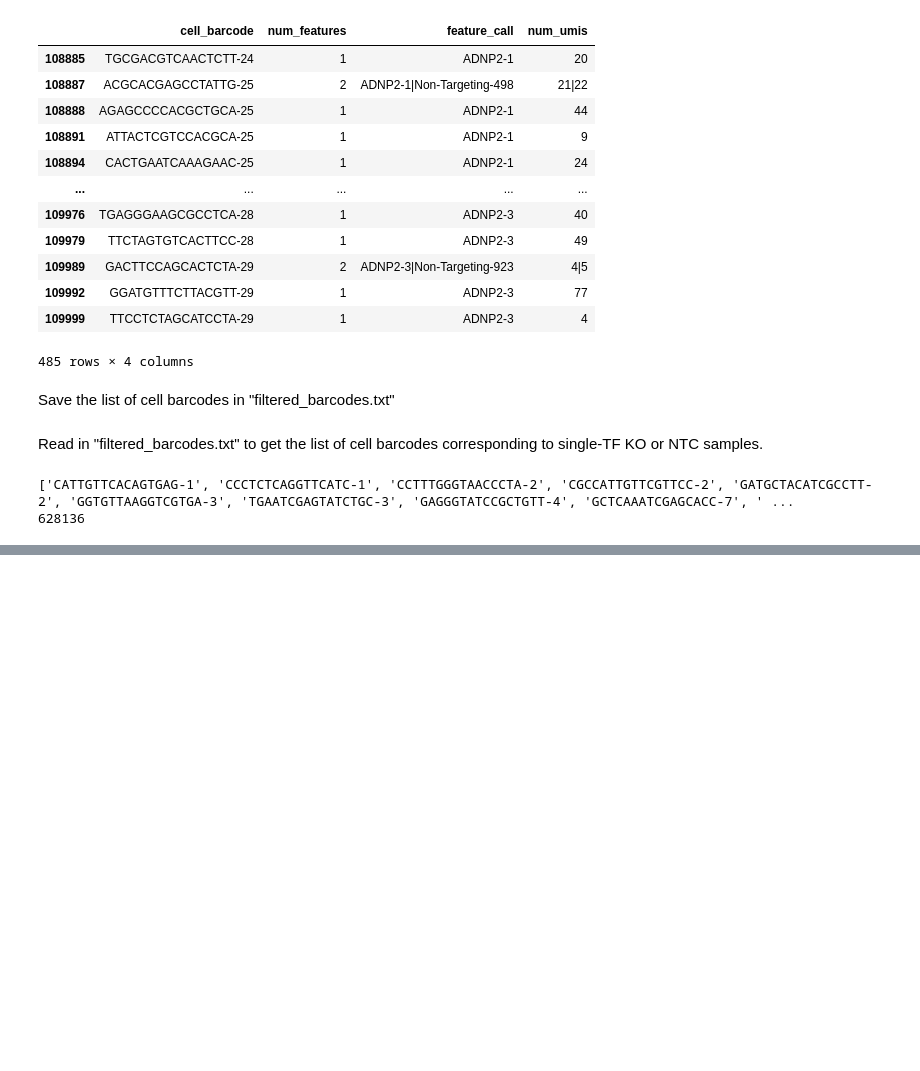
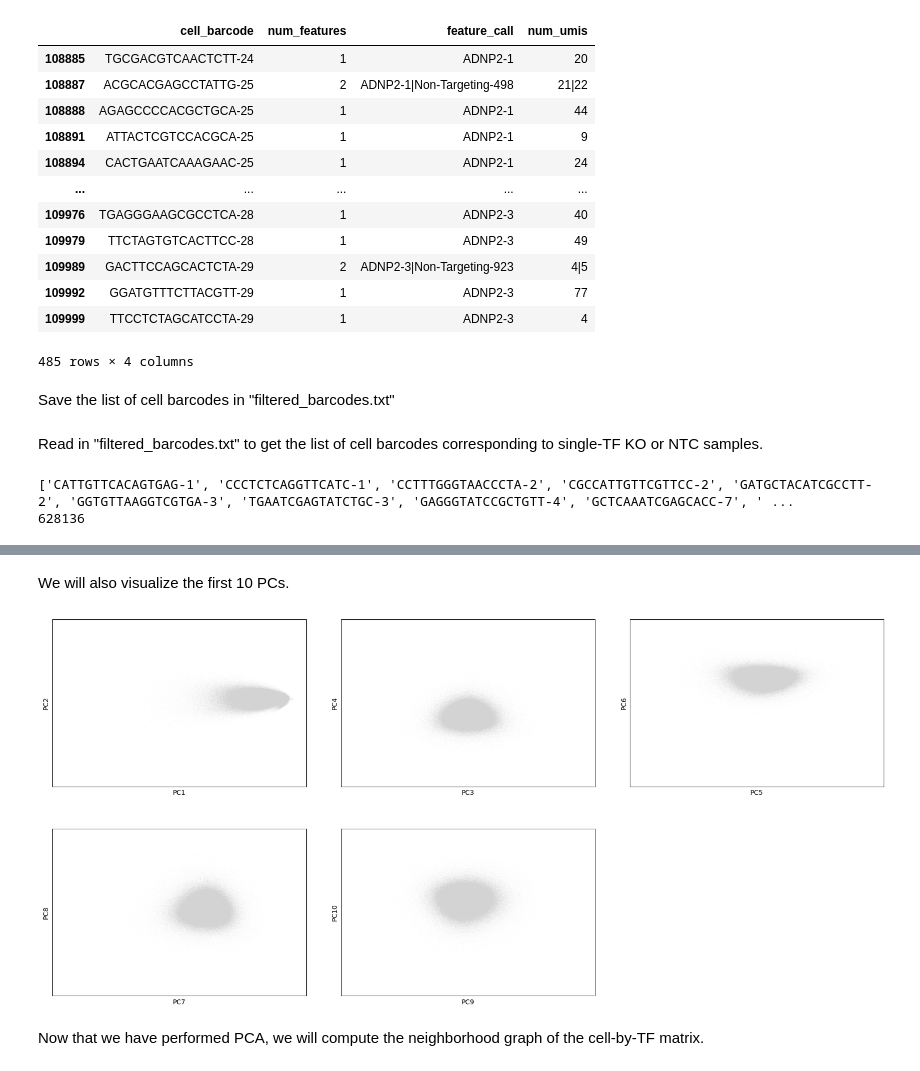
Before and after one commit to subramaniam-lab-ucsd/tf-project, a Jupyter notebook: tf_analysis.ipynb, the cells around one changed output, grey strips where cells are left out. Drawn from its saved outputs; the diff is of its cells as text; code cells hidden in the pictures; blank space fills up the shorter version.

```diff
--- a/tf_analysis.ipynb
+++ b/tf_analysis.ipynb
@@ -130,0 +241,8 @@ Out of the 5,386,783 cells in the dataset, 628,136 correspond to single-TF knock
+# %% [markdown]
+We will also visualize the first 10 PCs.
+# %%
+sc.pl.pca(cell_by_tf, dimensions=[(0, 1), (2, 3), (4, 5), (6, 7), (8, 9)], ncols = 3)
+# %% [output]
+[figure, added]
+# %% [markdown]
+Now that we have performed PCA, we will compute the neighborhood graph of the cell-by-TF matrix.
```
Also changed, not shown: parts of 45 cells of this notebook, 3 other files.
